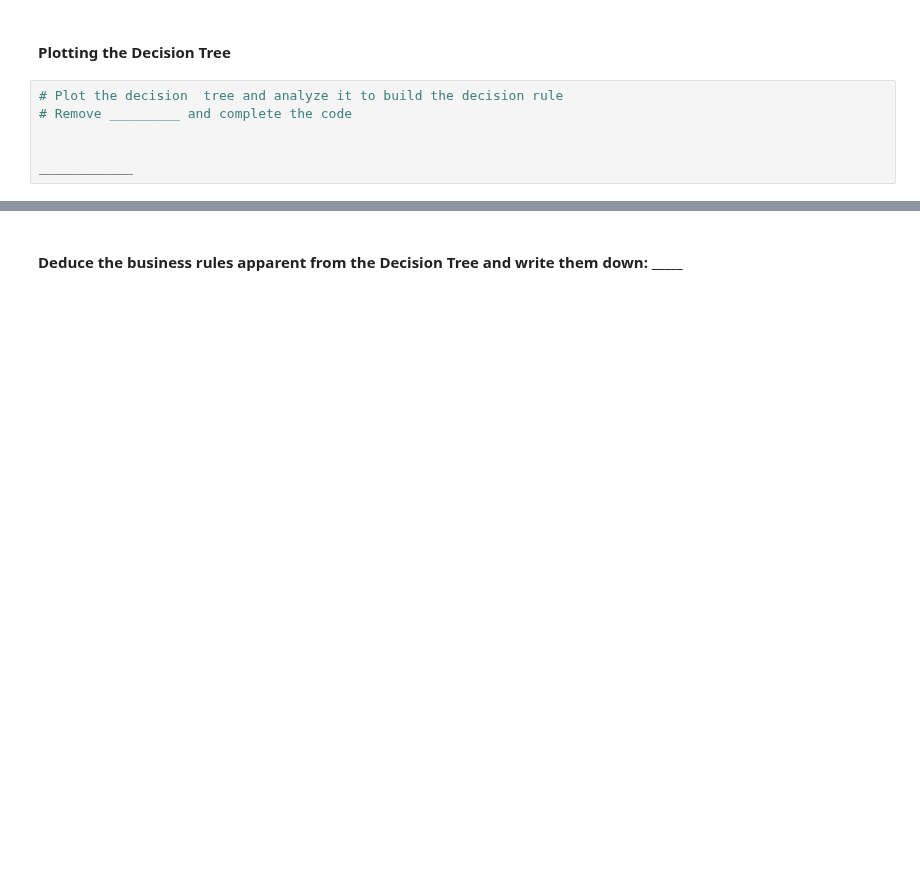
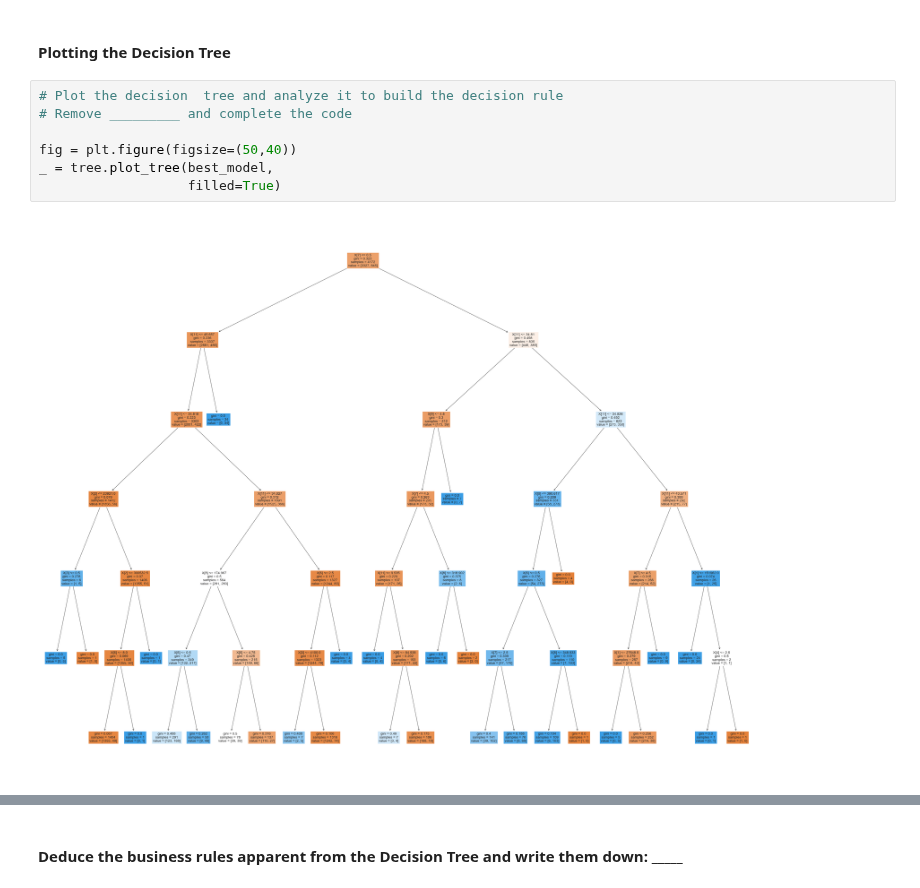
Before and after one commit to asadTariq666/Python_work, a Jupyter notebook: Loan Default Classification/Reference_Notebook_Milestone_2_Classification.ipynb, the cells around one changed output, grey strips where cells are left out. Cells and saved outputs as stored; diff of their text form; blank space fills up the shorter version.

```diff
--- a/Loan Default Classification/Reference_Notebook_Milestone_2_Classification.ipynb
+++ b/Loan Default Classification/Reference_Notebook_Milestone_2_Classification.ipynb
@@ -495,6 +520,9 @@ _________________
 # %%
 # Plot the decision  tree and analyze it to build the decision rule
 # Remove _________ and complete the code
 
-
-____________
+fig = plt.figure(figsize=(50,40))
+_ = tree.plot_tree(best_model,
+                   filled=True)
+# %% [output]
+[figure, added]
```
Also changed, not shown: parts of 13 cells of this notebook.
